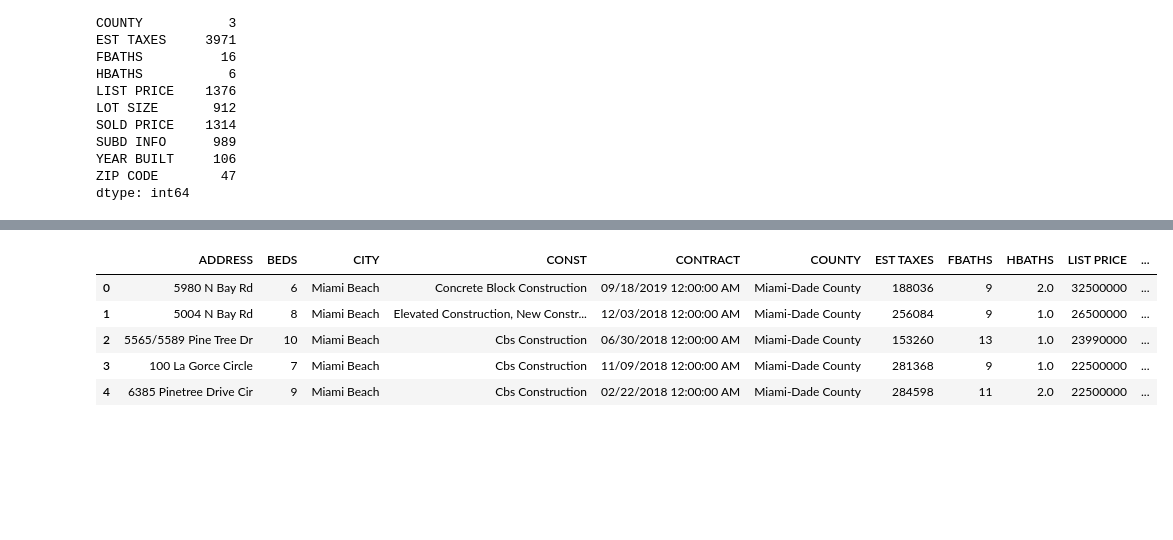
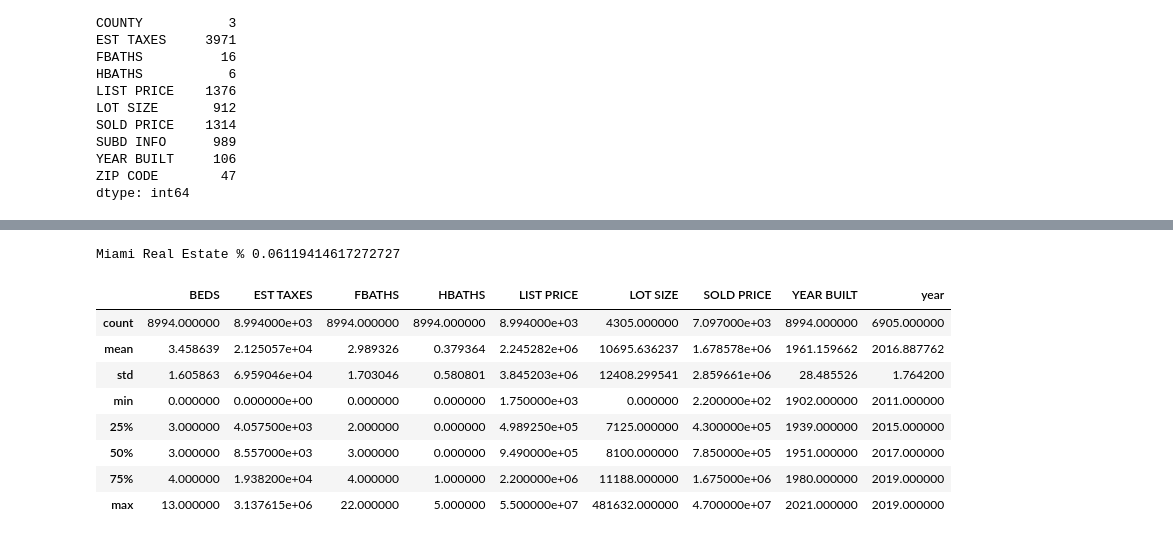
Before and after one commit to talalgedeon/Big-Data-Project, a Jupyter notebook: Miami Real Estate/Real Estate Data.ipynb, the cells around one changed output, grey strips where cells are left out. Drawn from its saved outputs; the diff is of its cells as text; code cells hidden in the pictures; blank space fills up the shorter version.

```diff
--- a/Miami Real Estate/Real Estate Data.ipynb
+++ b/Miami Real Estate/Real Estate Data.ipynb
@@ -199,9 +198,20 @@ miami_add.to_excel('miami_add.xlsx')
+# %%
+miami['CONTRACT'] = df['CONTRACT'].astype('datetime64[ns]')
+# %%
+miami['year'] = miami['CONTRACT'].dt.year
+# %%
+print('Miami Real Estate %', ((20194068237)/(33000000000000))*100)
+# %% [output]
+Miami Real Estate % 0.06119414617272727
 # %%
-miami.head()
+miami.describe()
 # %% [output]
-|  | ADDRESS | BEDS | CITY | CONST | CONTRACT | COUNTY | EST TAXES | FBATHS | HBATHS | LIST PRICE | ... |
-| 0 | 5980 N Bay Rd | 6 | Miami Beach | Concrete Block Construction | 09/18/2019 12:00:00 AM | Miami-Dade County | 188036 | 9 | 2.0 | 32500000 | ... |
-| 1 | 5004 N Bay Rd | 8 | Miami Beach | Elevated Construction, New Constr... | 12/03/2018 12:00:00 AM | Miami-Dade County | 256084 | 9 | 1.0 | 26500000 | ... |
-| 2 | 5565/5589 Pine Tree Dr | 10 | Miami Beach | Cbs Construction | 06/30/2018 12:00:00 AM | Miami-Dade County | 153260 | 13 | 1.0 | 23990000 | ... |
-| 3 | 100 La Gorce Circle | 7 | Miami Beach | Cbs Construction | 11/09/2018 12:00:00 AM | Miami-Dade County | 281368 | 9 | 1.0 | 22500000 | ... |
-| 4 | 6385 Pinetree Drive Cir | 9 | Miami Beach | Cbs Construction | 02/22/2018 12:00:00 AM | Miami-Dade County | 284598 | 11 | 2.0 | 22500000 | ... |
+|  | BEDS | EST TAXES | FBATHS | HBATHS | LIST PRICE | LOT SIZE | SOLD PRICE | YEAR BUILT | year |
+| count | 8994.000000 | 8.994000e+03 | 8994.000000 | 8994.000000 | 8.994000e+03 | 4305.000000 | 7.097000e+03 | 8994.000000 | 6905.000000 |
+| mean | 3.458639 | 2.125057e+04 | 2.989326 | 0.379364 | 2.245282e+06 | 10695.636237 | 1.678578e+06 | 1961.159662 | 2016.887762 |
+| std | 1.605863 | 6.959046e+04 | 1.703046 | 0.580801 | 3.845203e+06 | 12408.299541 | 2.859661e+06 | 28.485526 | 1.764200 |
+| min | 0.000000 | 0.000000e+00 | 0.000000 | 0.000000 | 1.750000e+03 | 0.000000 | 2.200000e+02 | 1902.000000 | 2011.000000 |
+| 25% | 3.000000 | 4.057500e+03 | 2.000000 | 0.000000 | 4.989250e+05 | 7125.000000 | 4.300000e+05 | 1939.000000 | 2015.000000 |
+| 50% | 3.000000 | 8.557000e+03 | 3.000000 | 0.000000 | 9.490000e+05 | 8100.000000 | 7.850000e+05 | 1951.000000 | 2017.000000 |
+| 75% | 4.000000 | 1.938200e+04 | 4.000000 | 1.000000 | 2.200000e+06 | 11188.000000 | 1.675000e+06 | 1980.000000 | 2019.000000 |
+| max | 13.000000 | 3.137615e+06 | 22.000000 | 5.000000 | 5.500000e+07 | 481632.000000 | 4.700000e+07 | 2021.000000 | 2019.000000 |
```
Also changed, not shown: parts of 21 cells of this notebook, 5 other files.
